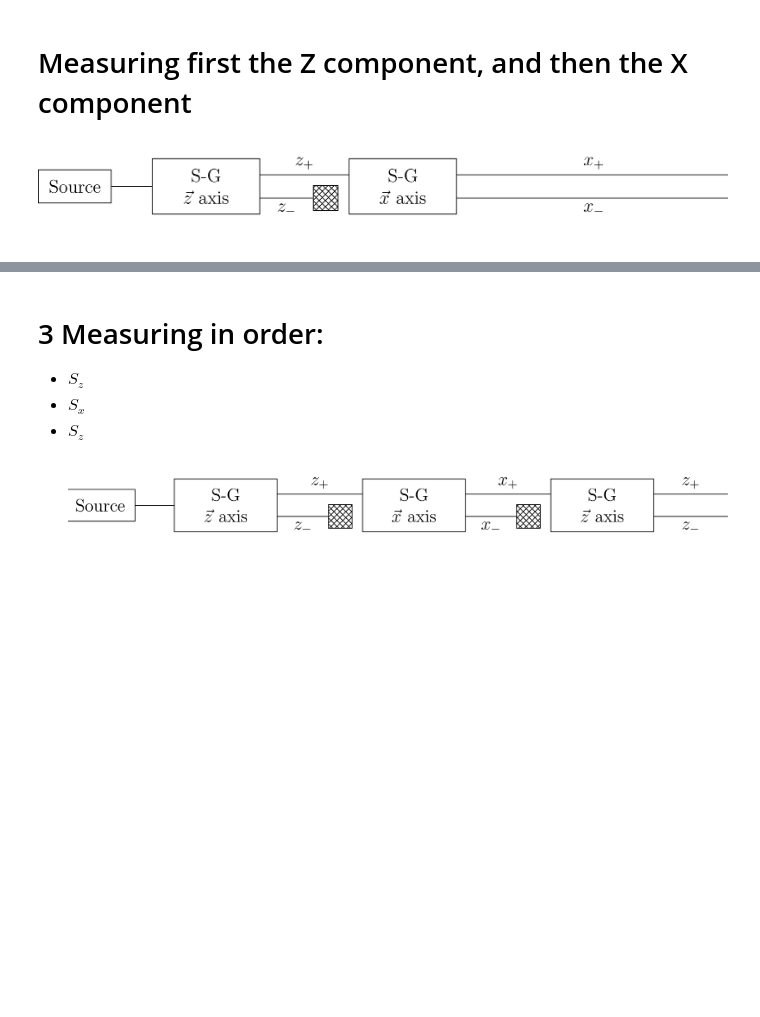
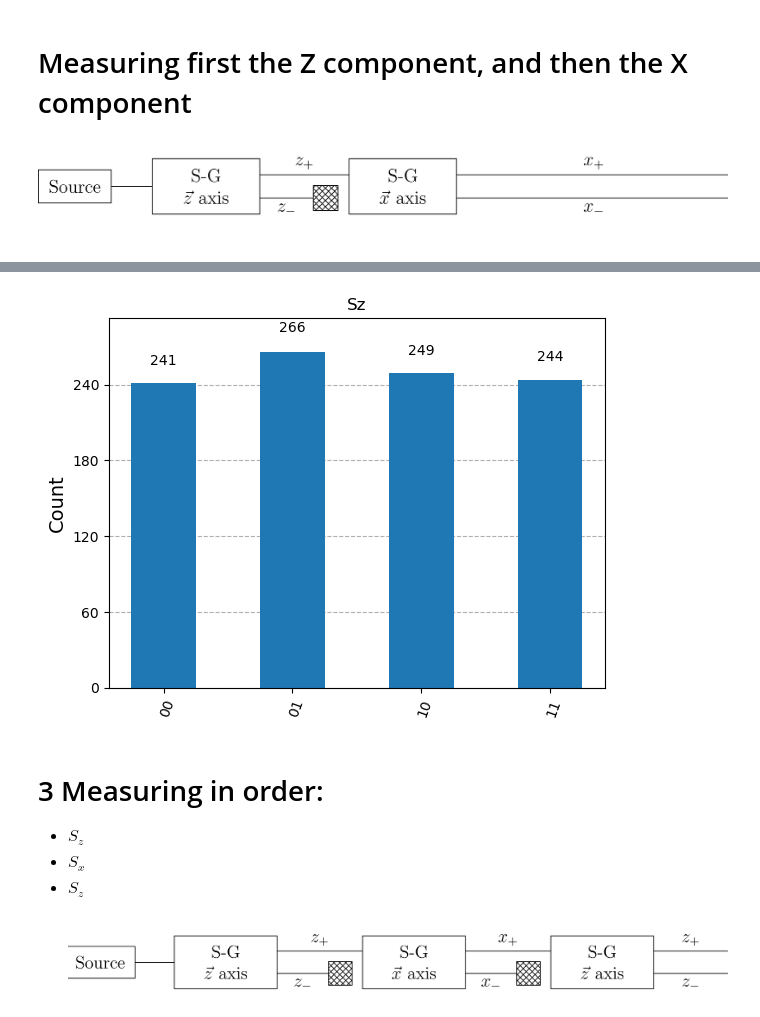
Before and after one commit to valdo92/QC_PSL_week, a Jupyter notebook: Lecture 1/01_2_Stern_Gerlach.ipynb, the cells around one changed output, grey strips where cells are left out. Cells and saved outputs as stored; diff of their text form; code cells hidden in the pictures; blank space fills up the shorter version.

```diff
--- a/Lecture 1/01_2_Stern_Gerlach.ipynb
+++ b/Lecture 1/01_2_Stern_Gerlach.ipynb
@@ -207,3 +267,37 @@ qc.draw('mpl')
+# %%
+# Run the circuit and plot the statistics
+
+#exercise: simulate the circuit and plot the statistics
+import random
+from numpy import pi
+
+# This uses a local simulator
+from qiskit_aer import AerSimulator
+
+N_measurements = 1_000
+
+theta_vec = pi*np.random.random(N_measurements)
+phi_vec = 2*pi*np.random.random(N_measurements)
+
+parameters = [(theta, phi) for theta, phi in zip(theta_vec, phi_vec)]
+# This generates a simulator that mimics the real quantum system
+backend_sim = AerSimulator()
+
+# Import an estimator, this time from qiskit (we import from Runtime for real hardware)
+from qiskit.primitives import BackendSampler
+sampler = Sampler(mode = backend_sim)
+
+num_shots = 1
+
+# This runs the job
+dist = sampler.run([(qc,parameters,num_shots)]).result()
+
+# Extracting the counts
+counts=dist[0].data.c.get_counts()
+
+plot_histogram(counts, title="Sz")
+# %% [output]
+[figure, added]
 # %%
 # Plot the statistics only of the second measurement
 from qiskit.result import marginal_counts
```
Also changed, not shown: parts of 31 cells of this notebook.
